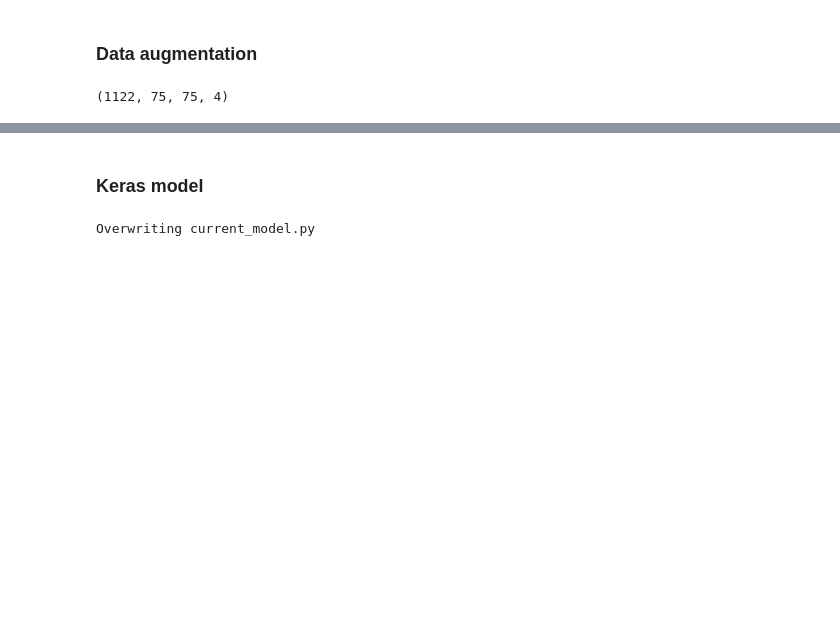
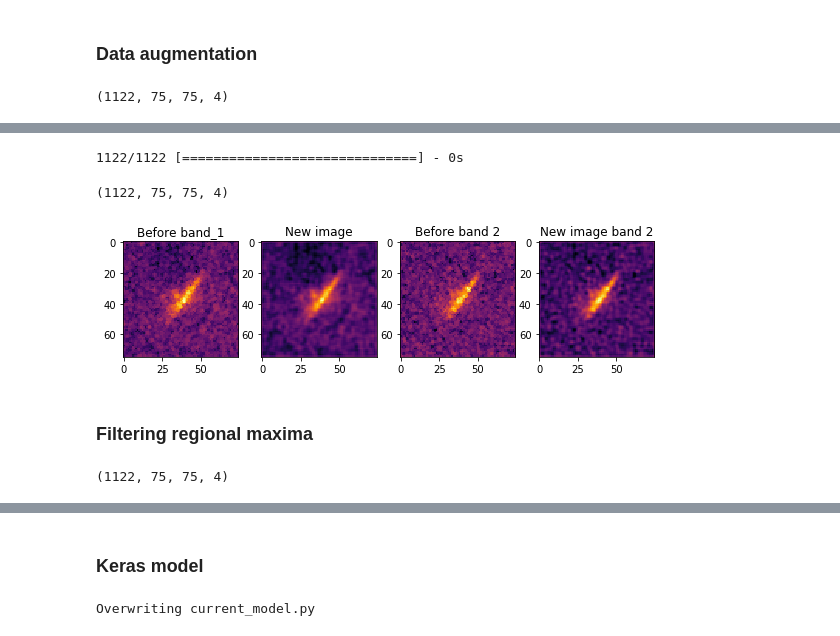
Before and after one commit to MarekKZielinski/Statoil-C-CORE-Iceberg-Classifier-Challenge, a Jupyter notebook: Iceberg-notebook.ipynb, the cells around one changed output, grey strips where cells are left out. Cells and saved outputs as stored; diff of their text form; code cells hidden in the pictures; blank space fills up the shorter version.

```diff
--- a/Iceberg-notebook.ipynb
+++ b/Iceberg-notebook.ipynb
@@ -241,0 +351,14 @@ datagen_angle_val = Datagen_angle(imagegen=datagen_val)
+# %%
+#model training
+start_time = time.monotonic()
+
+H = model_denoise.fit_generator(datagen_denoising.flow(X, y_angle, batch_size=8),
+                    steps_per_epoch=len(X)/8,
+                    validation_data=datagen_denoising_val.flow(X, y_angle, batch_size=8, shuffle=False),
+                    validation_steps=len(X)/8,
+                    #validation_data=[X_val,y_val],
+                    epochs=10)
+
+model_time = time.monotonic() - start_time
+print("Model training time: " + '{:d}'.format(int(model_time // 60)) + " minutes "
+      + '{:.1f}'.format(model_time % 60) + " seconds")
@@ -241,0 +383,31 @@ datagen_angle_val = Datagen_angle(imagegen=datagen_val)
+# %%
+new_images = model_denoise.predict(X_train_sample, verbose=1)
+new_images_val = model_denoise.predict(X_val, verbose=1)
+# %% [output]
+1122/1122 [==============================] - 0s
+# %%
+new_images.shape
+# %% [output]
+(1122, 75, 75, 4)
+# %%
+index=7
+cmap="inferno"
+fig = plt.figure(figsize=(12,6))
+#fig.suptitle("Image filtering: %x" % (train_df.loc[index,'is_iceberg']), fontsize=16)
+ax1 = fig.add_subplot(251)
+ax1.set_title("Before band_1")
+ax1.imshow(X_train_sample[index][:,:,0], cmap=cmap)
+ax2 = fig.add_subplot(252)
+ax2.set_title("New image")
+ax2.imshow(new_images[index][:,:,0], cmap=cmap)
+ax3 = fig.add_subplot(253)
+ax3.set_title("Before band 2")
+ax3.imshow(X_train_sample[index][:,:,1], cmap=cmap)
+ax4 = fig.add_subplot(254)
+ax4.set_title("New image band 2")
+ax4.imshow(new_images[index][:,:,1], cmap=cmap)
+plt.show()
+# %% [output]
+[figure, added]
+# %% [markdown]
+### Filtering regional maxima
@@ -241,0 +436,4 @@ datagen_angle_val = Datagen_angle(imagegen=datagen_val)
+# %%
+filtered_images.shape
+# %% [output]
+(1122, 75, 75, 4)
```
Also changed, not shown: parts of 24 cells of this notebook, 2 other files.
